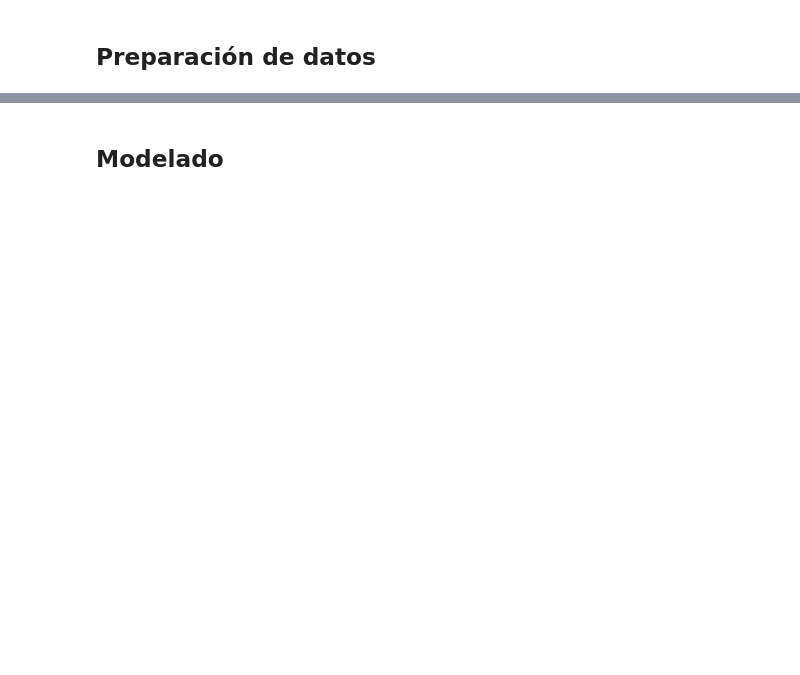
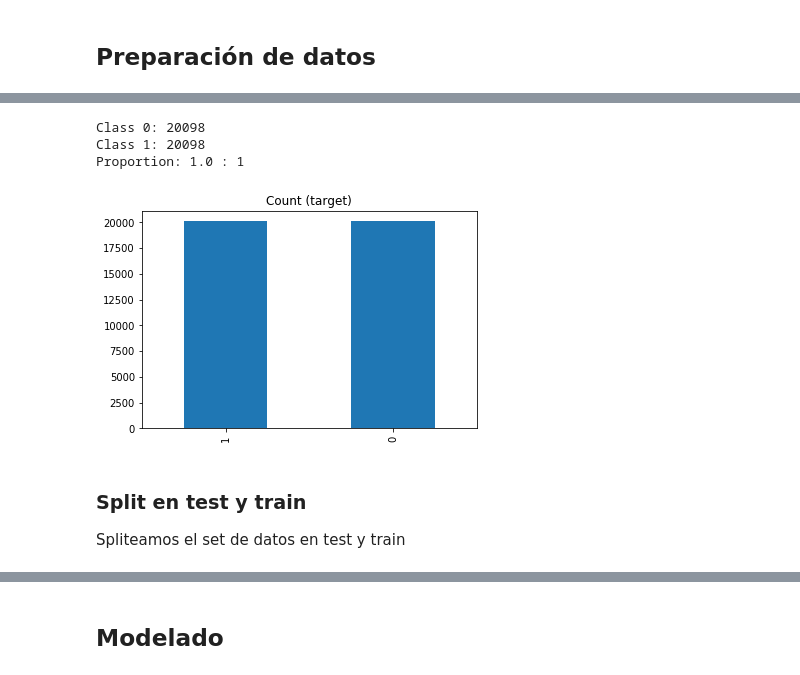
Before and after one commit to mastanca/7570_tpfinal, a Jupyter notebook: tp_final_robots.ipynb, the cells around one changed output, grey strips where cells are left out. Cells and saved outputs as stored; diff of their text form; code cells hidden in the pictures; blank space fills up the shorter version.

```diff
--- a/tp_final_robots.ipynb
+++ b/tp_final_robots.ipynb
@@ -62,0 +74,20 @@ Training features shape:  (134000, 200)
+# %%
+y_rus = pd.Series(y_rus)
+target_count = y_rus.value_counts()
+print('Class 0:', target_count[0])
+print('Class 1:', target_count[1])
+print('Proportion:', round(target_count[0] / target_count[1], 2), ': 1')
+
+target_count.plot(kind='bar', title='Count (target)')
+
+X = pd.DataFrame(X_rus)
+y = pd.Series(y_rus)
+# %% [output]
+Class 0: 20098
+Class 1: 20098
+Proportion: 1.0 : 1
+[figure, added]
+# %% [markdown]
+### Split en test y train
+
+Spliteamos el set de datos en test y train
```
Also changed, not shown: parts of 10 cells of this notebook.
